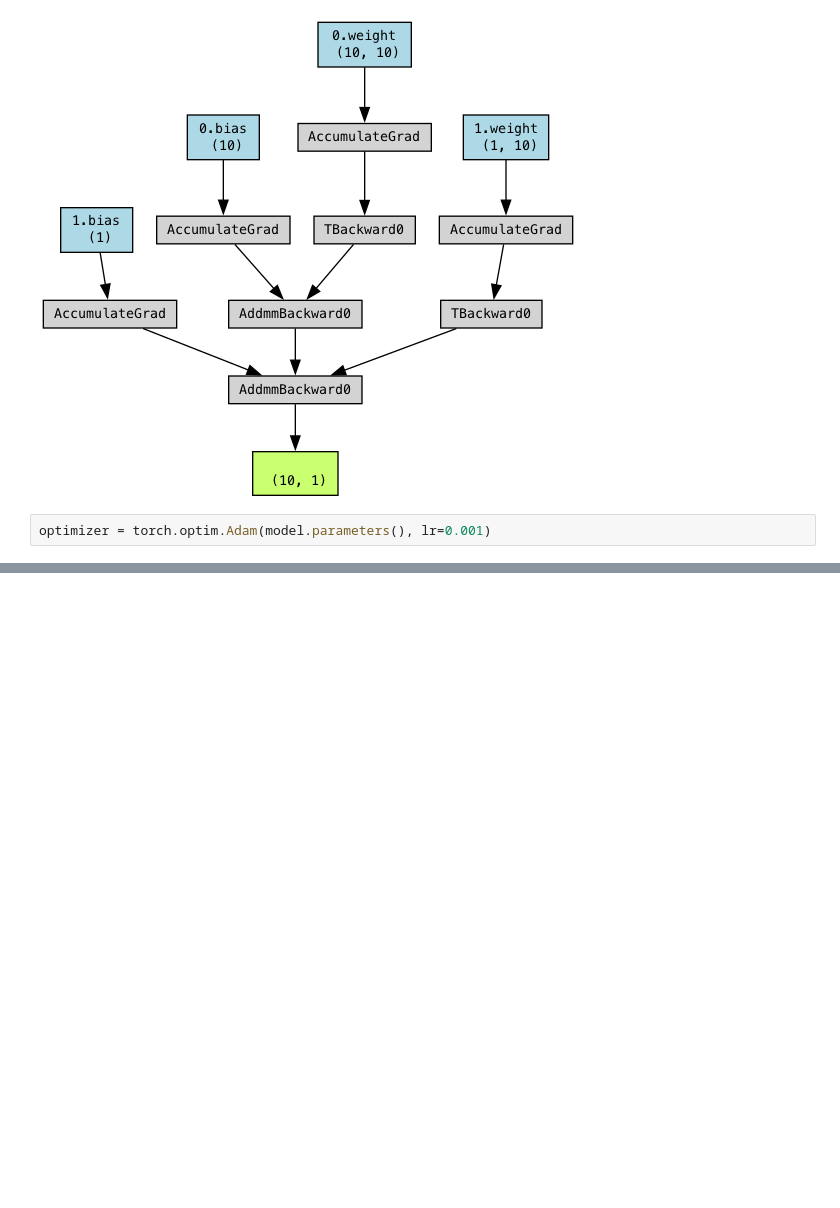
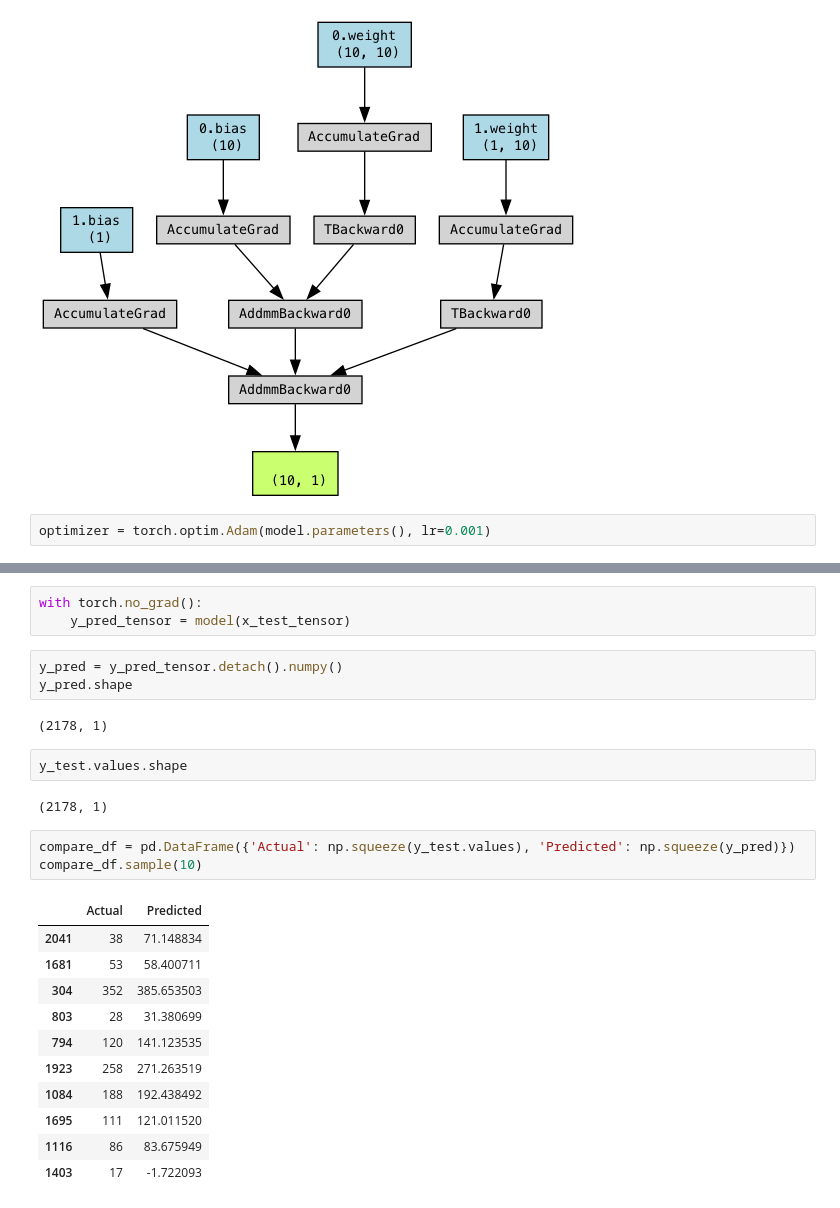
Before and after one commit to Shreyas9458/MachineLearning, a Jupyter notebook: Pytorch Projects/Simple-Linear-Regression/RegressionUsinngFullyConnectedNN.ipynb, the cells around one changed output, grey strips where cells are left out. Cells and saved outputs as stored; diff of their text form; blank space fills up the shorter version.

```diff
--- a/Pytorch Projects/Simple-Linear-Regression/RegressionUsinngFullyConnectedNN.ipynb
+++ b/Pytorch Projects/Simple-Linear-Regression/RegressionUsinngFullyConnectedNN.ipynb
@@ -214,0 +265,27 @@ KeyboardInterrupt:
+# %%
+with torch.no_grad():
+    y_pred_tensor = model(x_test_tensor)
+# %%
+y_pred = y_pred_tensor.detach().numpy()
+y_pred.shape
+# %% [output]
+(2178, 1)
+# %%
+y_test.values.shape
+# %% [output]
+(2178, 1)
+# %%
+compare_df = pd.DataFrame({'Actual': np.squeeze(y_test.values), 'Predicted': np.squeeze(y_pred)})
+compare_df.sample(10)
+# %% [output]
+|  | Actual | Predicted |
+| 2041 | 38 | 71.148834 |
+| 1681 | 53 | 58.400711 |
+| 304 | 352 | 385.653503 |
+| 803 | 28 | 31.380699 |
+| 794 | 120 | 141.123535 |
+| 1923 | 258 | 271.263519 |
+| 1084 | 188 | 192.438492 |
+| 1695 | 111 | 121.011520 |
+| 1116 | 86 | 83.675949 |
+| 1403 | 17 | -1.722093 |
```
Also changed, not shown: parts of 11 cells of this notebook, 4 other files.
